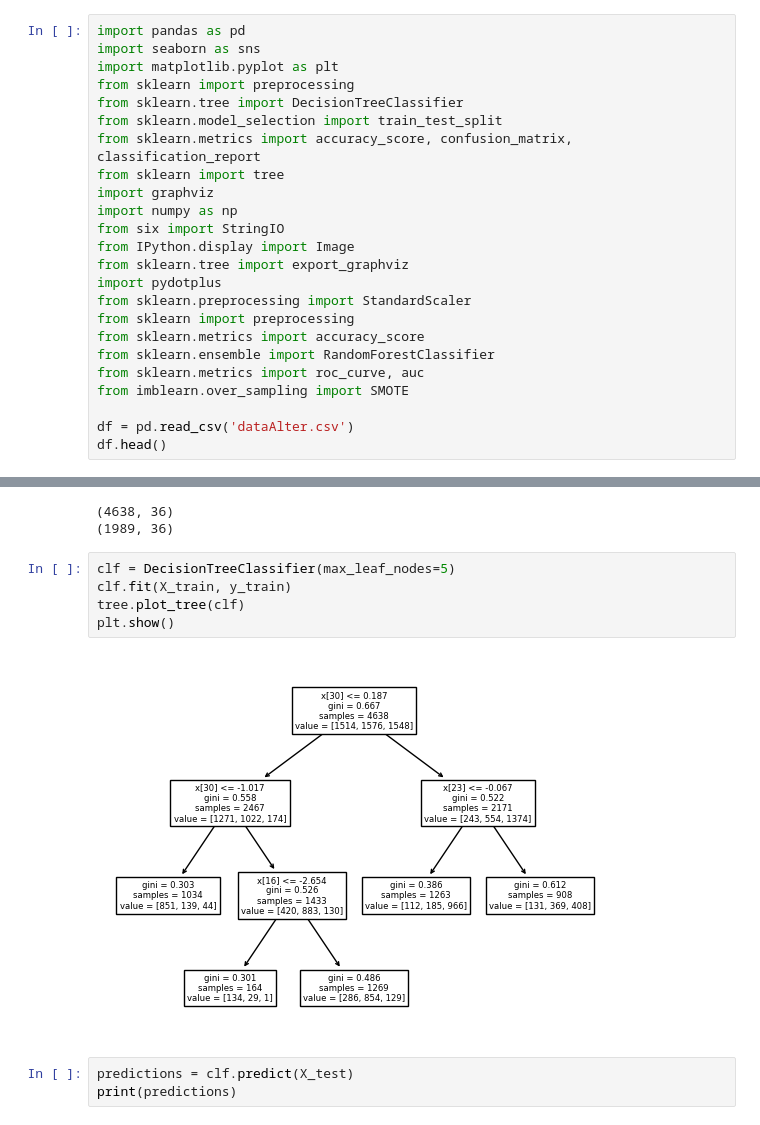
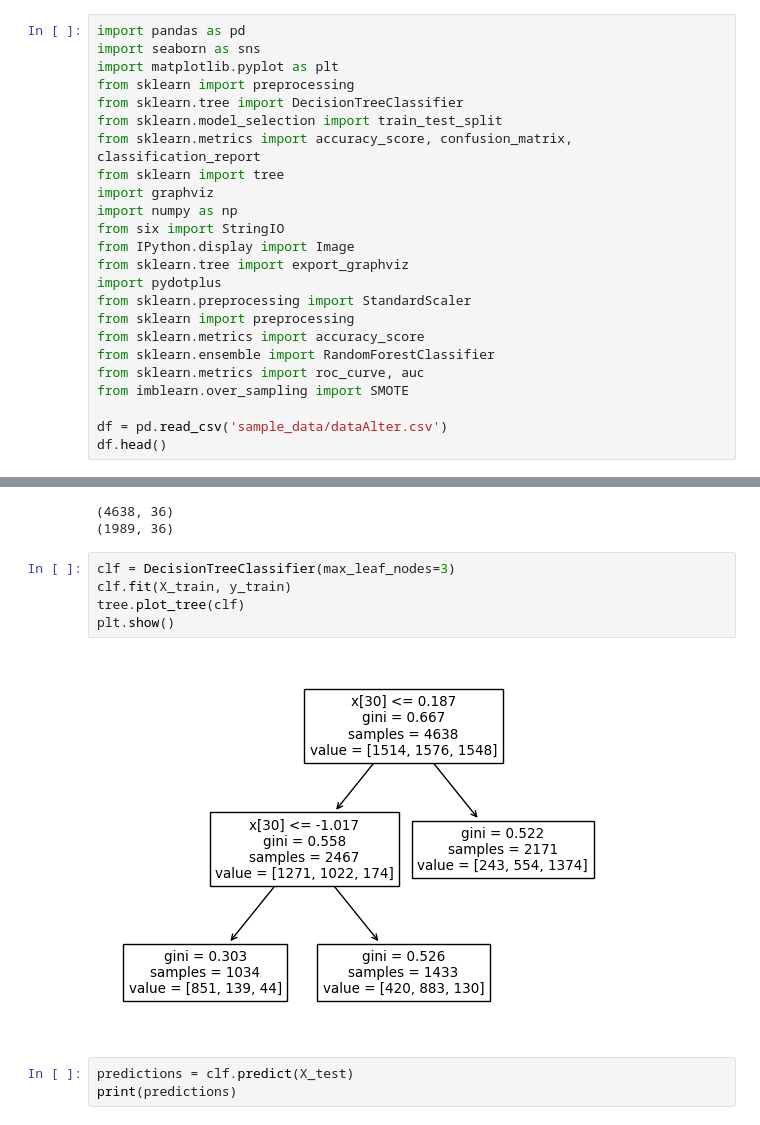
Before and after one commit to Reneress/Mineracao, a Jupyter notebook: 11_Classificacao.ipynb, the cells around one changed output, grey strips where cells are left out. Saved outputs shown, nothing was run; the diff lists cells and outputs as text.

```diff
--- a/11_Classificacao.ipynb
+++ b/11_Classificacao.ipynb
@@ -27,7 +27,7 @@ from sklearn.ensemble import RandomForestClassifier
 from sklearn.metrics import roc_curve, auc
 from imblearn.over_sampling import SMOTE
 
-df = pd.read_csv('dataAlter.csv')
+df = pd.read_csv('sample_data/dataAlter.csv')
 df.head()
 # %% [output]
 |  | Marital status | Application mode | Application order | Course | Daytime/evening attendance\t | ... |
@@ -135,12 +135,12 @@ print(X_test.shape)
 (4638, 36)
 (1989, 36)
 # %%
-clf = DecisionTreeClassifier(max_leaf_nodes=5)
+clf = DecisionTreeClassifier(max_leaf_nodes=3)
 clf.fit(X_train, y_train)
 tree.plot_tree(clf)
 plt.show()
 # %% [output]
-[figure, old version]
+[figure, new version]
 # %%
 predictions = clf.predict(X_test)
 print(predictions)
```
Also changed, not shown: parts of 2 cells of this notebook.
